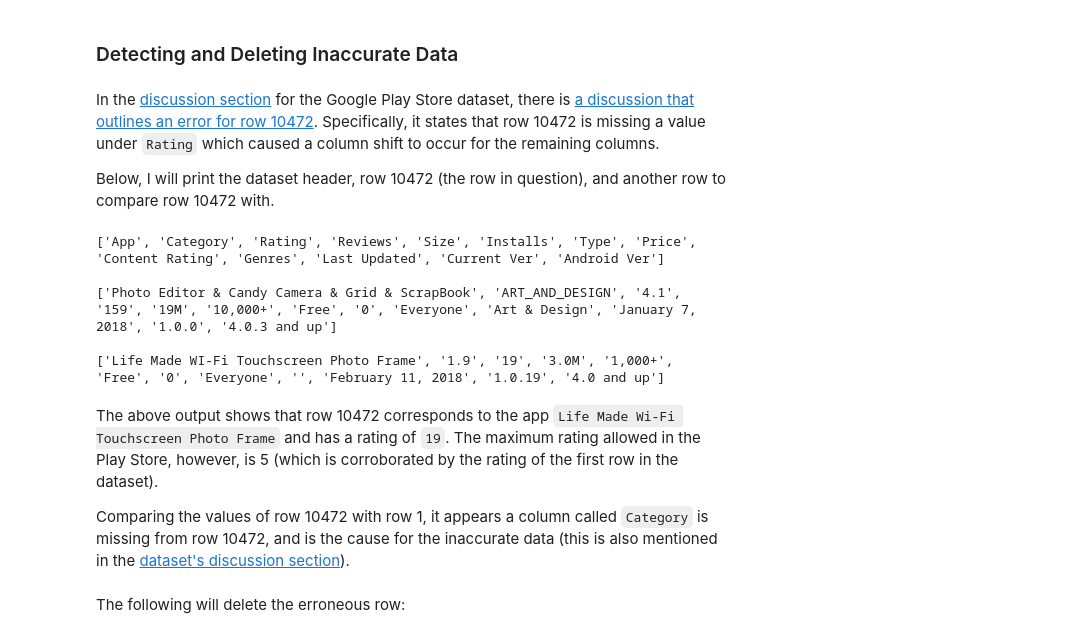
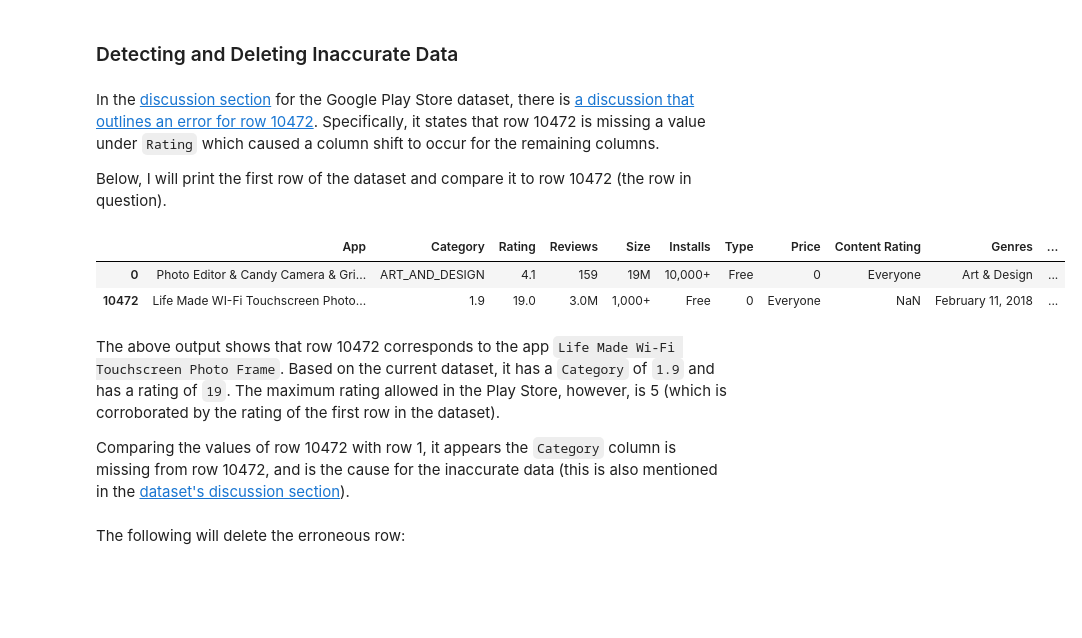
Before and after one commit to xjwllmsx/profitable-app-profiles, a Jupyter notebook: notebook/analysis.ipynb, the cells around one changed output. Drawn from its saved outputs; the diff is of its cells as text; code cells hidden in the pictures; blank space fills up the shorter version.

```diff
--- a/notebook/analysis.ipynb
+++ b/notebook/analysis.ipynb
@@ -128,21 +102,18 @@ The data cleaning process will involve the following:
 # %% [markdown]
 In the [discussion section](https://www.kaggle.com/datasets/lava18/google-play-store-apps/discussion) for the Google Play Store dataset, there is [a discussion that outlines an error for row 10472](https://www.kaggle.com/datasets/lava18/google-play-store-apps/discussion/66015). Specifically, it states that row 10472 is missing a value under `Rating` which caused a column shift to occur for the remaining columns.
 
-Below, I will print the dataset header, row 10472 (the row in question), and another row to compare row 10472 with.
+Below, I will print the first row of the dataset and compare it to row 10472 (the row in question).
-# %%
-print(android_header, '\n') # header row
-print(android[0], '\n') # the first row in the dataset
-print(android[10472]) # row 10472
-# %% [output]
-['App', 'Category', 'Rating', 'Reviews', 'Size', 'Installs', 'Type', 'Price', 'Content Rating', 'Genres', 'Last Updated', 'Current Ver', 'Android Ver']
-
-['Photo Editor & Candy Camera & Grid & ScrapBook', 'ART_AND_DESIGN', '4.1', '159', '19M', '10,000+', 'Free', '0', 'Everyone', 'Art & Design', 'January 7, 2018', '1.0.0', '4.0.3 and up']
-
-['Life Made WI-Fi Touchscreen Photo Frame', '1.9', '19', '3.0M', '1,000+', 'Free', '0', 'Everyone', '', 'February 11, 2018', '1.0.19', '4.0 and up']
+# %%
+# Print the first row of the dataset and row 10472
+android.loc[[0, 10472]]
+# %% [output]
+|  | App | Category | Rating | Reviews | Size | Installs | Type | Price | Content Rating | Genres | ... |
+| 0 | Photo Editor & Candy Camera & Gri... | ART_AND_DESIGN | 4.1 | 159 | 19M | 10,000+ | Free | 0 | Everyone | Art & Design | ... |
+| 10472 | Life Made WI-Fi Touchscreen Photo... | 1.9 | 19.0 | 3.0M | 1,000+ | Free | 0 | Everyone | NaN | February 11, 2018 | ... |
 # %% [markdown]
-The above output shows that row 10472 corresponds to the app `Life Made Wi-Fi Touchscreen Photo Frame` and has a rating of `19`. The maximum rating allowed in the Play Store, however, is 5 (which is corroborated by the rating of the first row in the dataset).
+The above output shows that row 10472 corresponds to the app `Life Made Wi-Fi Touchscreen Photo Frame`. Based on the current dataset, it has a `Category` of `1.9` and has a rating of `19`. The maximum rating allowed in the Play Store, however, is 5 (which is corroborated by the rating of the first row in the dataset).
 
-Comparing the values of row 10472 with row 1, it appears a column called `Category` is missing from row 10472, and is the cause for the inaccurate data (this is also mentioned in the [dataset's discussion section](https://www.kaggle.com/datasets/lava18/google-play-store-apps/discussion/66015)).
+Comparing the values of row 10472 with row 1, it appears the `Category` column is missing from row 10472, and is the cause for the inaccurate data (this is also mentioned in the [dataset's discussion section](https://www.kaggle.com/datasets/lava18/google-play-store-apps/discussion/66015)).
 # %% [markdown]
 The following will delete the erroneous row:
 # %%
```
Also changed, not shown: parts of 45 cells of this notebook.
